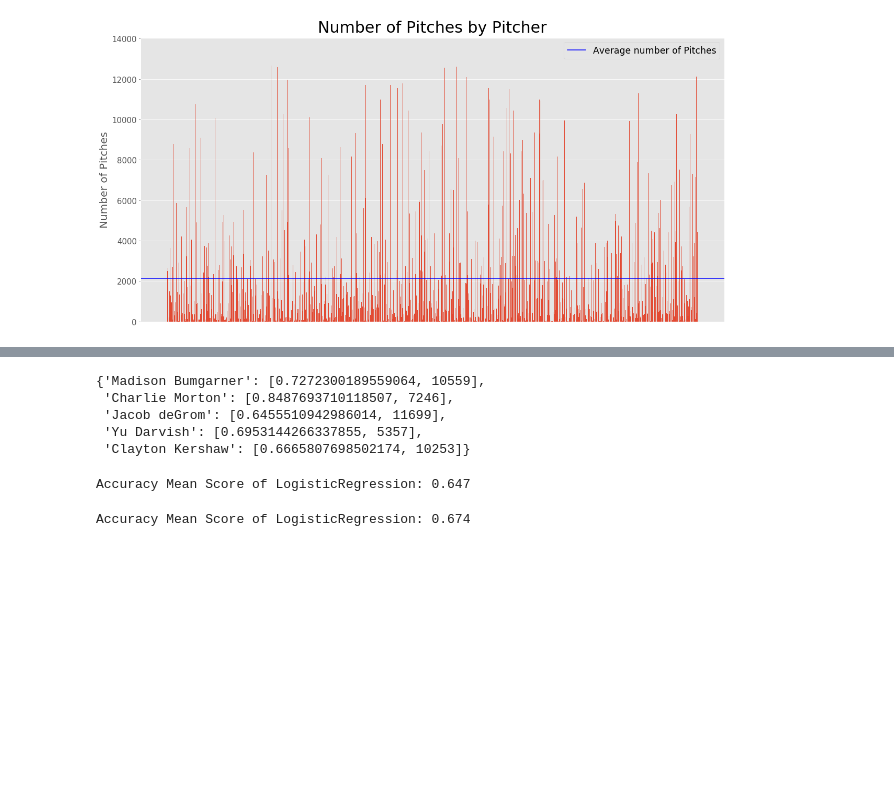
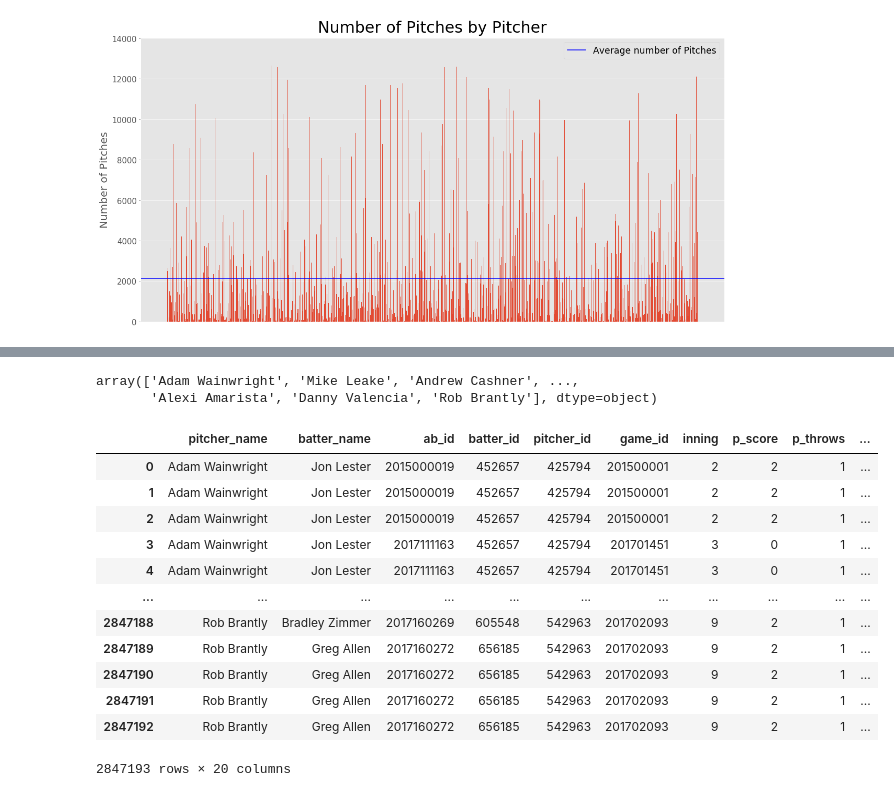
Before and after one commit to morganabbitt/MLB-Pitches, a Jupyter notebook: Notebooks/read_data.ipynb, the cells around one changed output, grey strips where cells are left out. Drawn from its saved outputs; the diff is of its cells as text; code cells hidden in the pictures; blank space fills up the shorter version.

```diff
--- a/Notebooks/read_data.ipynb
+++ b/Notebooks/read_data.ipynb
@@ -292,8 +263,0 @@ def model_each_pitcher(estimator, num_pitchers=5, binary:bool=True, randomseed=T
-# %%
-model_each_pitcher(LogisticRegression(solver='sag'))
-# %% [output]
-{'Madison Bumgarner': [0.7272300189559064, 10559],
- 'Charlie Morton': [0.8487693710118507, 7246],
- 'Jacob deGrom': [0.6455510942986014, 11699],
- 'Yu Darvish': [0.6953144266337855, 5357],
- 'Clayton Kershaw': [0.6665807698502174, 10253]}
@@ -306,6 +263,0 @@ jv_binary_ytrain = np.where(jv_ytrain == 'FF', 1, 0)
-# %%
-#justin verlander cross validation score with 2 classes four seam fastball or not
-#definitely losing some signal with 2 classes but too much signal with all 15 classes.
-model = cross_val(LogisticRegression(solver='sag'), jv_Xtrain.values, jv_binary_ytrain)
-# %% [output]
-Accuracy Mean Score of LogisticRegression: 0.647
@@ -314,0 +264,21 @@ pitch_names = pd.get_dummies(final_play_df['pitcher_name'])
+# %%
+final_play_df['pitcher_name'].unique()
+# %% [output]
+array(['Adam Wainwright', 'Mike Leake', 'Andrew Cashner', ...,
+       'Alexi Amarista', 'Danny Valencia', 'Rob Brantly'], dtype=object)
+# %%
+final_play_df
+# %% [output]
+|  | pitcher_name | batter_name | ab_id | batter_id | pitcher_id | game_id | inning | p_score | p_throws | ... |
+| 0 | Adam Wainwright | Jon Lester | 2015000019 | 452657 | 425794 | 201500001 | 2 | 2 | 1 | ... |
+| 1 | Adam Wainwright | Jon Lester | 2015000019 | 452657 | 425794 | 201500001 | 2 | 2 | 1 | ... |
+| 2 | Adam Wainwright | Jon Lester | 2015000019 | 452657 | 425794 | 201500001 | 2 | 2 | 1 | ... |
+| 3 | Adam Wainwright | Jon Lester | 2017111163 | 452657 | 425794 | 201701451 | 3 | 0 | 1 | ... |
+| 4 | Adam Wainwright | Jon Lester | 2017111163 | 452657 | 425794 | 201701451 | 3 | 0 | 1 | ... |
+| ... | ... | ... | ... | ... | ... | ... | ... | ... | ... | ... |
+| 2847188 | Rob Brantly | Bradley Zimmer | 2017160269 | 605548 | 542963 | 201702093 | 9 | 2 | 1 | ... |
+| 2847189 | Rob Brantly | Greg Allen | 2017160272 | 656185 | 542963 | 201702093 | 9 | 2 | 1 | ... |
+| 2847190 | Rob Brantly | Greg Allen | 2017160272 | 656185 | 542963 | 201702093 | 9 | 2 | 1 | ... |
+| 2847191 | Rob Brantly | Greg Allen | 2017160272 | 656185 | 542963 | 201702093 | 9 | 2 | 1 | ... |
+| 2847192 | Rob Brantly | Greg Allen | 2017160272 | 656185 | 542963 | 201702093 | 9 | 2 | 1 | ... |
+2847193 rows × 20 columns
@@ -335,10 +291,0 @@ lg = LogisticRegression(solver='lbfgs', multi_class='multinomial')
-# %%
-from sklearn.model_selection import KFold
-#binary 2 class classification use 'sag'
-#X_train = df.drop(columns='pitch_type').iloc[:100000, :]
-#y_train = df['pitch_type'][:100000]
-y_train_FF = np.where(y_train == 'FF', 1, 0)
-model = cross_val(LogisticRegression(solver='sag'), X_train.values, y_train_FF)
-#0.67 CV accuracy
-# %% [output]
-Accuracy Mean Score of LogisticRegression: 0.674
```
Also changed, not shown: parts of 35 cells of this notebook, 5 other files.
